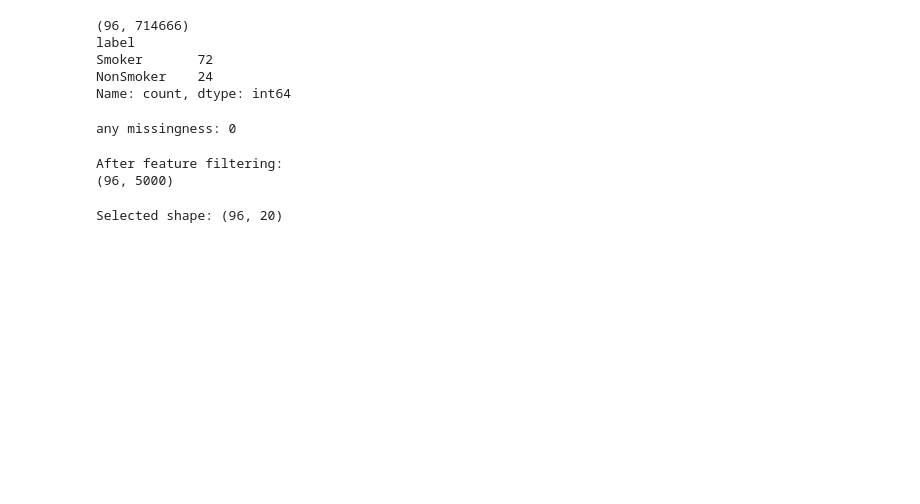
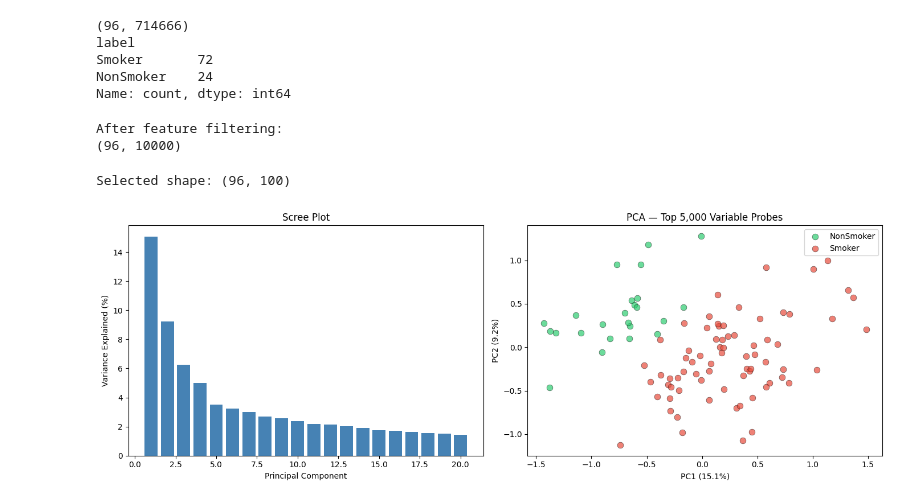
Before and after one commit to patinoboh/bioinformatika, a Jupyter notebook: project/rasto.ipynb, the cells around one changed output. Saved outputs shown, nothing was run; the diff lists cells and outputs as text; code cells hidden in the pictures; blank space fills up the shorter version.

```diff
--- a/project/rasto.ipynb
+++ b/project/rasto.ipynb
@@ -208,16 +208,10 @@ label
 Smoker       72
 NonSmoker    24
 Name: count, dtype: int64
-# %%
-nan_frac = X.isna().mean(axis=0)
-# print how many probes have any missingness
-print(f'any missingness: {(nan_frac > 0).sum():,}')
-# %% [output]
-any missingness: 0
 # %%
 variances = X.var(axis=0)
 
-top_features = variances.sort_values(ascending=False).head(5000).index
+top_features = variances.sort_values(ascending=False).head(10000).index
 
 X_filtered = X[top_features]
 
@@ -225,30 +219,71 @@ print("\nAfter feature filtering:")
 print(X_filtered.shape)
 # %% [output]
 After feature filtering:
-(96, 5000)
+(96, 10000)
 # %%
-from sklearn.feature_selection import SequentialFeatureSelector
+"""from sklearn.feature_selection import SequentialFeatureSelector
 from sklearn.linear_model import LogisticRegression
 
-#X_small = X_filtered.iloc[:, :1000]
 X_small = X_filtered
 
-model = LogisticRegression(max_iter=2000)
+model = LogisticRegression(max_iter=1000)
 
 sfs = SequentialFeatureSelector(
     model,
-    n_features_to_select=20,
+    n_features_to_select=25,
     direction="forward",
     scoring="accuracy",
-    cv=3
+    cv=2,
+    n_jobs=-1
 )
-
 
 sfs.fit(X_small, y)
 
-
 X_selected = sfs.transform(X_small)
 
+print("Selected shape:", X_selected.shape)"""
+from sklearn.feature_selection import SelectKBest, f_classif
+from sklearn.linear_model import LogisticRegression
+
+X_small = X_filtered
+
+selector = SelectKBest(score_func=f_classif, k=100)
+
+X_selected = selector.fit_transform(X_small, y)
+
 print("Selected shape:", X_selected.shape)
 # %% [output]
-Selected shape: (96, 20)
+Selected shape: (96, 100)
+# %%
+from sklearn.decomposition import PCA
+
+pca = PCA(n_components=20, random_state=42)
+#pca = PCA(n_components=0.95, random_state=42)
+PCs = pca.fit_transform(X_selected)
+
+#scree
+fig, axes = plt.subplots(1, 2, figsize=(14, 5))
+#fig, axes = plt.subplots(1, 2, figsize=(14, 5), constrained_layout=True)
+
+axes[0].bar(range(1, 21), pca.explained_variance_ratio_ * 100, color='steelblue')
+#axes[0].bar(range(1, len(pca.explained_variance_ratio_)+1), pca.explained_variance_ratio_ * 100, color='steelblue')
+axes[0].set_xlabel('Principal Component')
+axes[0].set_ylabel('Variance Explained (%)')
+axes[0].set_title('Scree Plot')
+
+#pc1 vs pc2
+colors = {'Smoker': '#e74c3c', 'NonSmoker': '#2ecc71'}
+for label, grp in pd.DataFrame({'PC1': PCs[:,0], 'PC2': PCs[:,1], 'label': y.values}).groupby('label'):
+    axes[1].scatter(grp['PC1'], grp['PC2'], label=label,
+                    color=colors[label], alpha=0.7, edgecolors='k', linewidths=0.4, s=60)
+
+axes[1].set_xlabel(f'PC1 ({pca.explained_variance_ratio_[0]*100:.1f}%)')
+axes[1].set_ylabel(f'PC2 ({pca.explained_variance_ratio_[1]*100:.1f}%)')
+axes[1].set_title('PCA — Top 5,000 Variable Probes')
+
+axes[1].legend()
+
+plt.tight_layout()
+plt.show()
+# %% [output]
+[figure, added]
```
Also changed, not shown: parts of 2 cells of this notebook.
